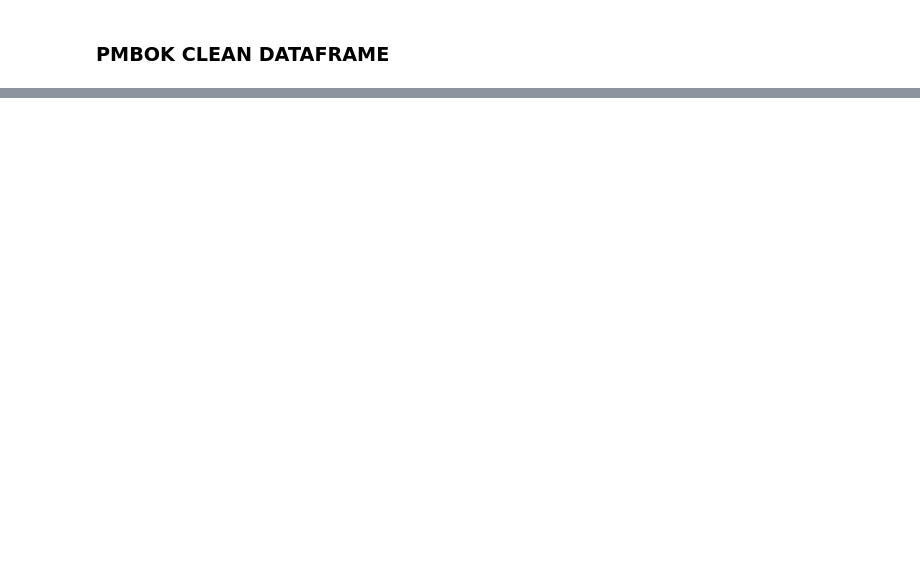
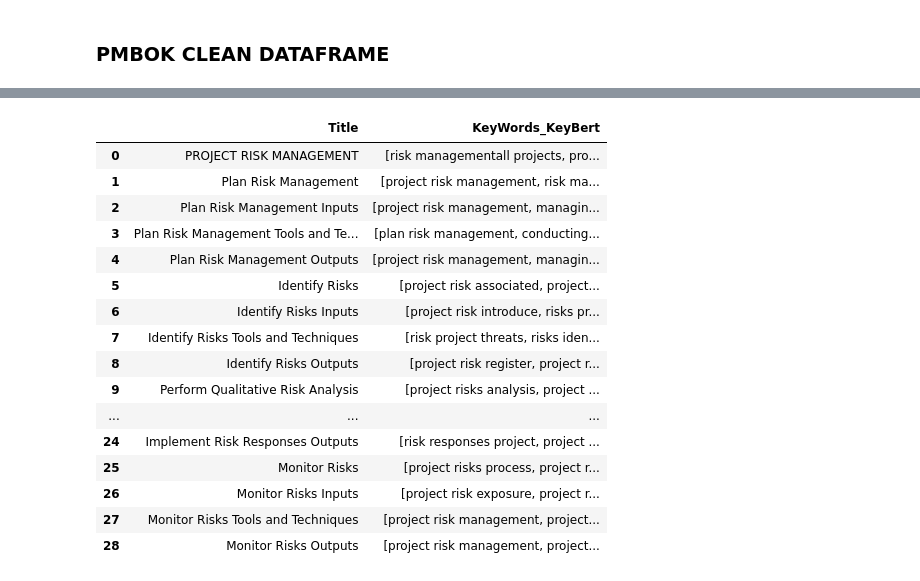
Before and after one commit to oussamaJMAA/PRM-Conceptual-Graphs-Recommendations, a Jupyter notebook: src/Data Preparation.ipynb, the cells around one changed output, grey strips where cells are left out. Drawn from its saved outputs; the diff is of its cells as text; code cells hidden in the pictures; blank space fills up the shorter version.

```diff
--- a/src/Data Preparation.ipynb
+++ b/src/Data Preparation.ipynb
@@ -848,0 +959,21 @@ df_pmbok.head()
+# %%
+# df_pmbok['KeyWords_KeyBert'] = df_pmbok['Content'].apply(extract_concepts_keybert)
+df_pmbok[['Title', 'KeyWords_KeyBert']]
+# %% [output]
+|  | Title | KeyWords_KeyBert |
+| 0 | PROJECT RISK MANAGEMENT | [risk managementall projects, pro... |
+| 1 | Plan Risk Management | [project risk management, risk ma... |
+| 2 | Plan Risk Management Inputs | [project risk management, managin... |
+| 3 | Plan Risk Management Tools and Te... | [plan risk management, conducting... |
+| 4 | Plan Risk Management Outputs | [project risk management, managin... |
+| 5 | Identify Risks | [project risk associated, project... |
+| 6 | Identify Risks Inputs | [project risk introduce, risks pr... |
+| 7 | Identify Risks Tools and Techniques | [risk project threats, risks iden... |
+| 8 | Identify Risks Outputs | [project risk register, project r... |
+| 9 | Perform Qualitative Risk Analysis | [project risks analysis, project ... |
+| ... | ... | ... |
+| 24 | Implement Risk Responses Outputs | [risk responses project, project ... |
+| 25 | Monitor Risks | [project risks process, project r... |
+| 26 | Monitor Risks Inputs | [project risk exposure, project r... |
+| 27 | Monitor Risks Tools and Techniques | [project risk management, project... |
+| 28 | Monitor Risks Outputs | [project risk management, project... |
```
Also changed, not shown: parts of 29 cells of this notebook, 30 other files.
